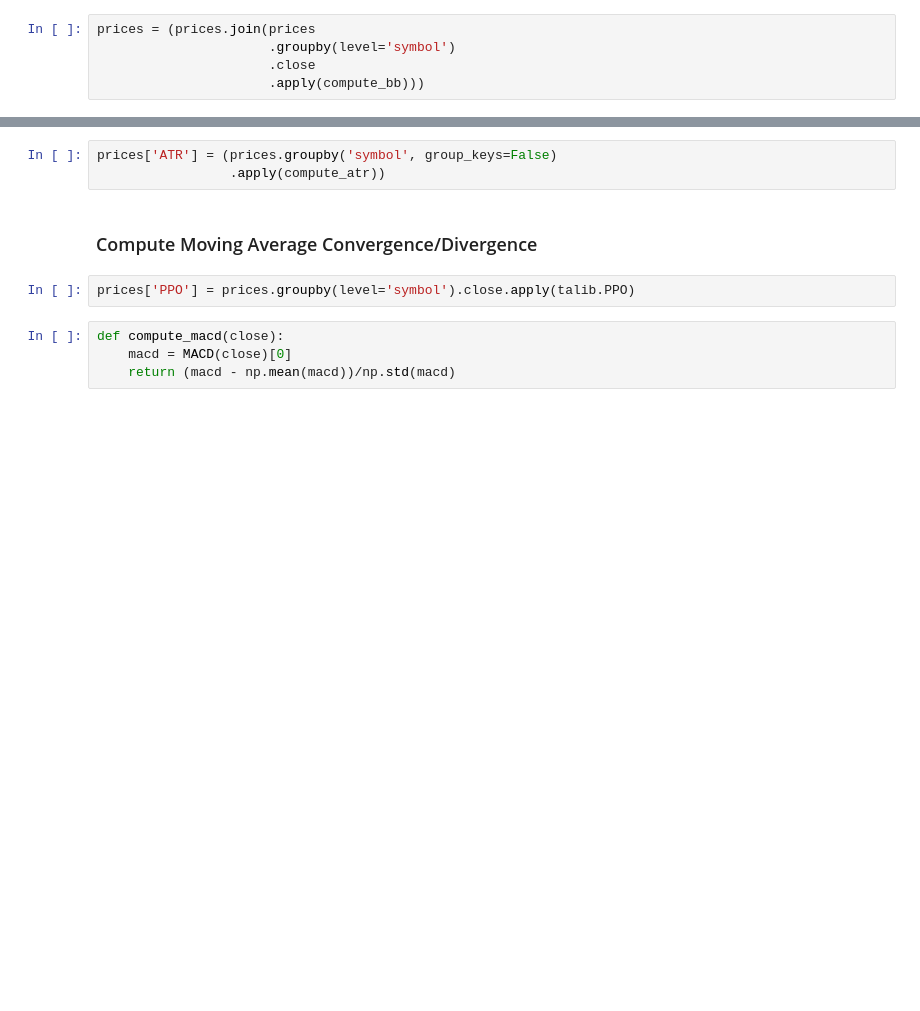
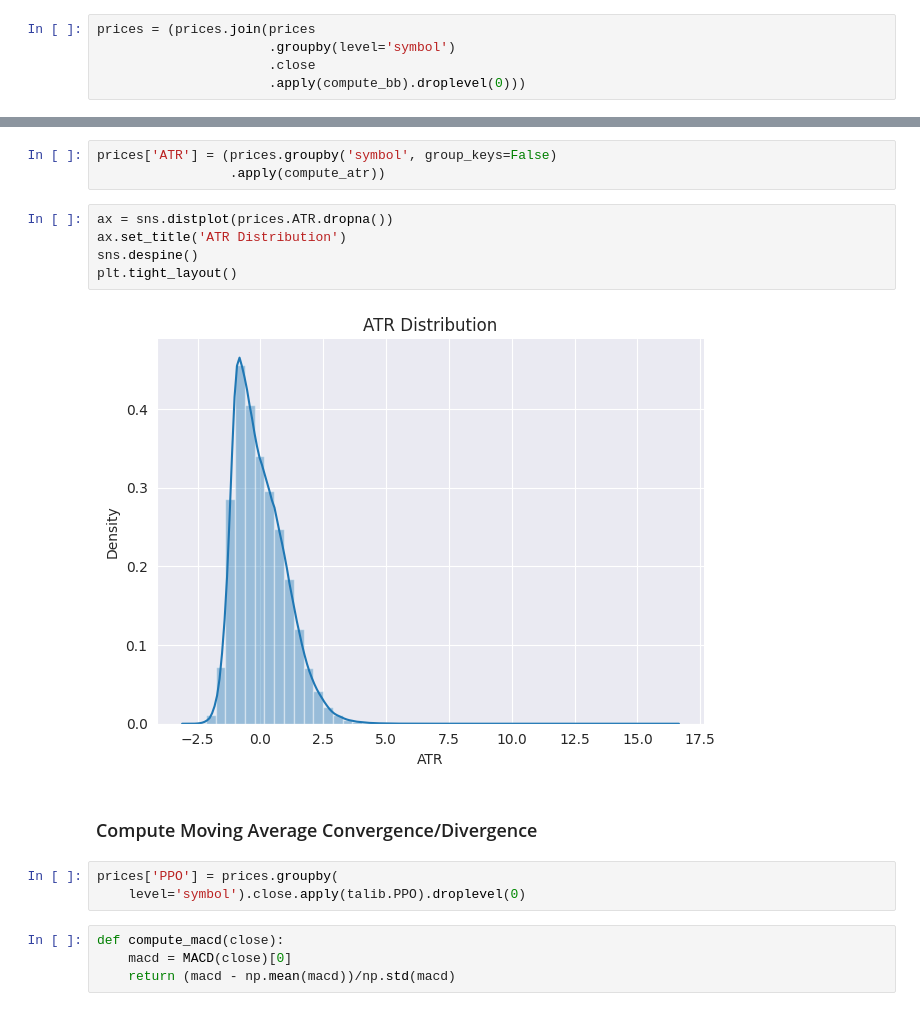
Before and after one commit to stanley-tsgs/machine-learning-for-trading, a Jupyter notebook: 12_gradient_boosting_machines/04_preparing_the_model_data.ipynb, the cells around one changed output, grey strips where cells are left out. Saved outputs shown, nothing was run; the diff lists cells and outputs as text; blank space fills up the shorter version.

```diff
--- a/12_gradient_boosting_machines/04_preparing_the_model_data.ipynb
+++ b/12_gradient_boosting_machines/04_preparing_the_model_data.ipynb
@@ -242,4 +244,4 @@ def compute_bb(close):
 prices = (prices.join(prices
                       .groupby(level='symbol')
                       .close
-                      .apply(compute_bb)))
+                      .apply(compute_bb).droplevel(0)))
@@ -272,10 +282,18 @@ def compute_atr(stock_data):
 # %%
 prices['ATR'] = (prices.groupby('symbol', group_keys=False)
                  .apply(compute_atr))
+# %%
+ax = sns.distplot(prices.ATR.dropna())
+ax.set_title('ATR Distribution')
+sns.despine()
+plt.tight_layout()
+# %% [output]
+[figure, added]
 # %% [markdown]
 ### Compute Moving Average Convergence/Divergence
 # %%
-prices['PPO'] = prices.groupby(level='symbol').close.apply(talib.PPO)
+prices['PPO'] = prices.groupby(
+    level='symbol').close.apply(talib.PPO).droplevel(0)
 # %%
 def compute_macd(close):
     macd = MACD(close)[0]
```
Also changed, not shown: parts of 11 cells of this notebook, 2 other files.
